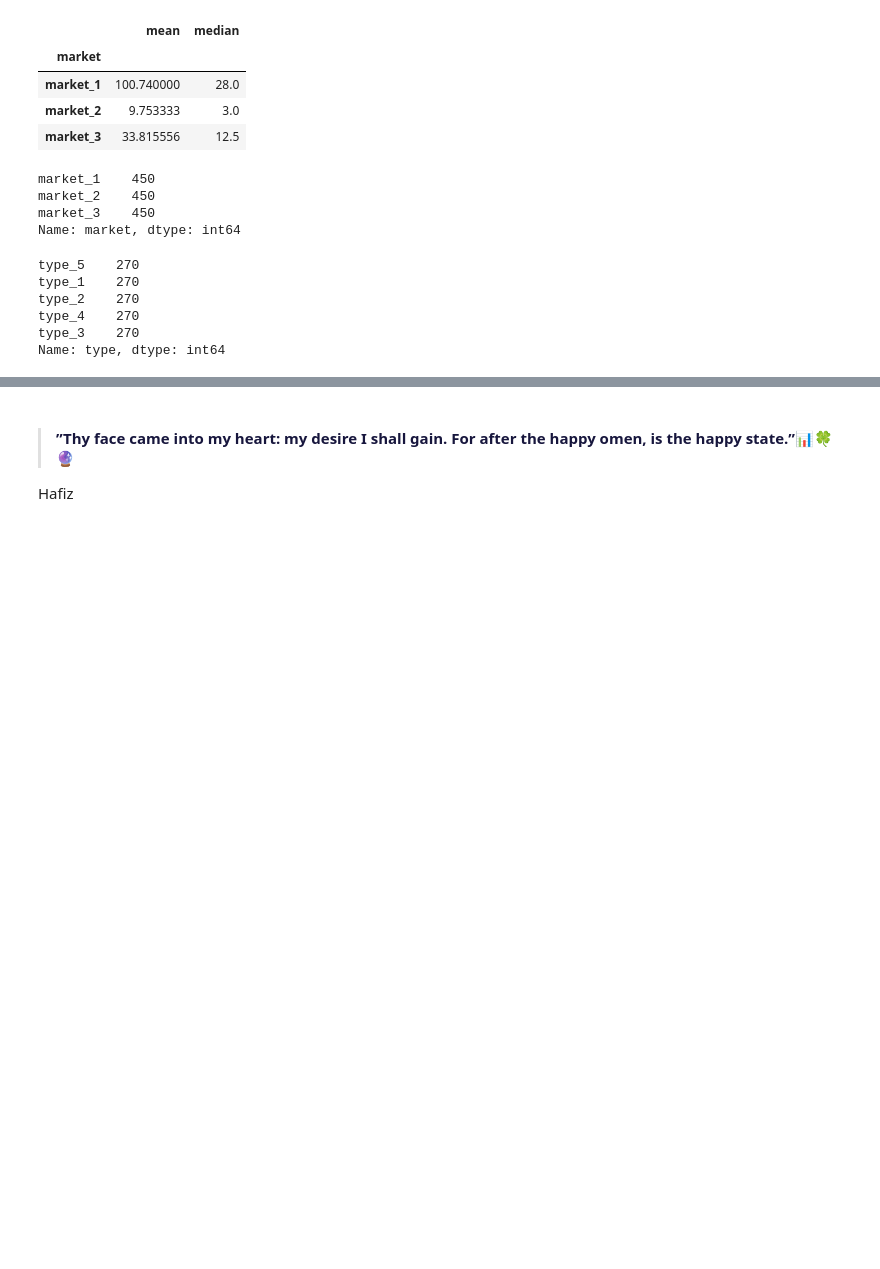
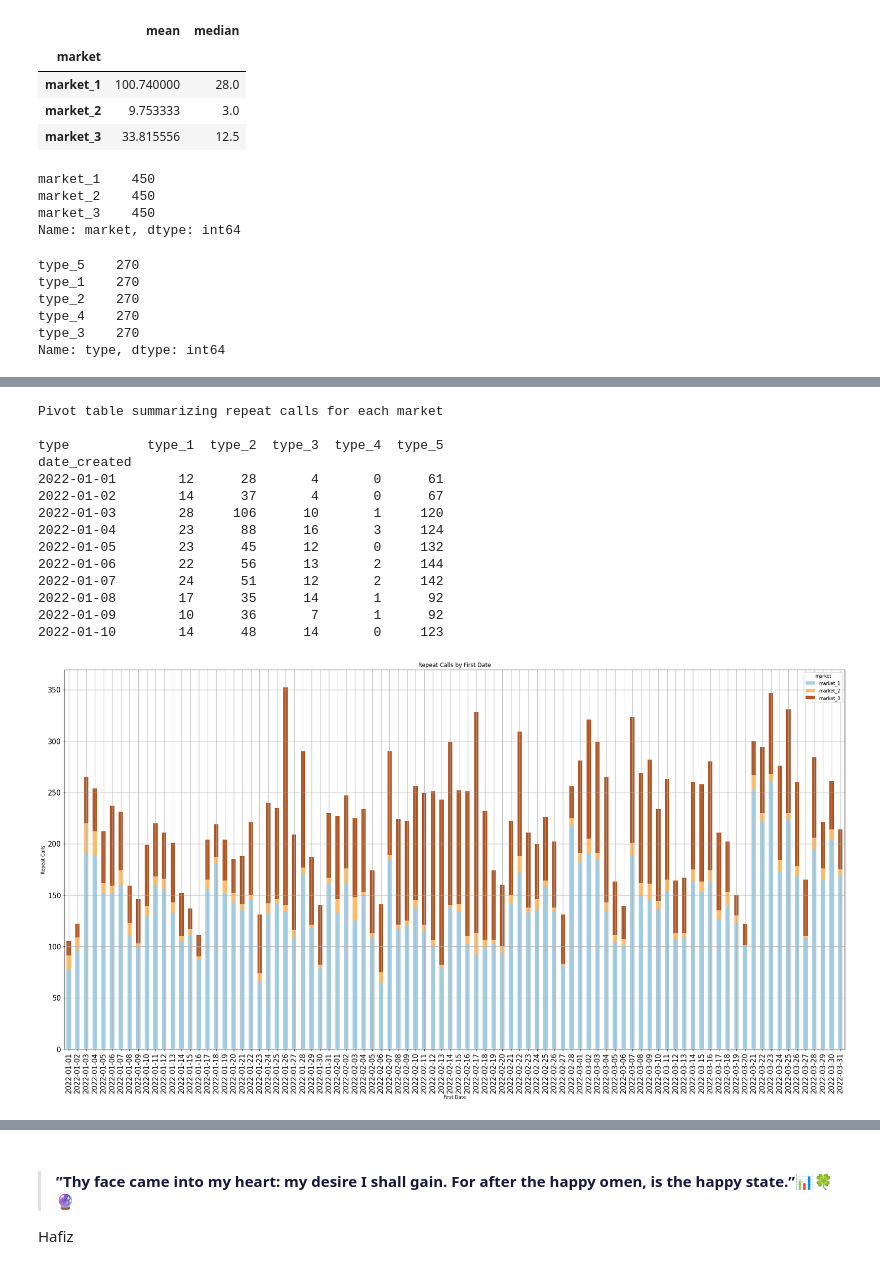
Before and after one commit to RoyPrs/How-Can-an-Internet-Provider-Business-Play-more-Intelligently, a Jupyter notebook: End to End BI Project.ipynb, the cells around one changed output, grey strips where cells are left out. Saved outputs shown, nothing was run; the diff lists cells and outputs as text; code cells hidden in the pictures; blank space fills up the shorter version.

```diff
--- a/End to End BI Project.ipynb
+++ b/End to End BI Project.ipynb
@@ -615,20 +614,18 @@ type_3    270
 Name: type, dtype: int64
 # %%
 # A chart or table measuring repeat calls by their first contact date
-# Chart |Title |Type |Dimension(s) |Metrics |
-# Chart 1 |Repeat calls by first date |Table |Day of initial call, subsequent repeat calls |Contact |
 
 # Calculate sum of repeat calls
 df['repeats'] = df['contacts_n1'] + df['contacts_n2'] + df['contacts_n3'] + df['contacts_n4'] + df['contacts_n5'] + df['contacts_n6'] + df['contacts_n7']
 
 # Create a pivot table to summarize repeat calls for each type
-table = pd.pivot_table(df, values='repeats', index=['date_created'], columns=['type'], aggfunc=np.sum)
+table10 = pd.pivot_table(df, values='repeats', index=['date_created'], columns=['type'], aggfunc=np.sum)
 print("Pivot table summarizing repeat calls for each type")
 print()
 print(table.head(10))
 
 # Plot a stacked bar plot
-table.plot(kind='bar', stacked=True, figsize=(30,15), linewidth=0, grid=True, fontsize=15, colormap='Paired')
+table10.plot(kind='bar', stacked=True, figsize=(30,15), linewidth=0, grid=True, fontsize=15, colormap='Paired')
 plt.xlabel('First Date')
 plt.ylabel('Repeat Calls')
 plt.title('Repeat Calls by First Date')
@@ -649,5 +646,36 @@ date_created
 2022-01-09        10      36       7       1      92
 2022-01-10        14      48      14       0     123
 [figure]
+# %%
+# A chart or table measuring repeat calls by their first contact date
+
+# Create a pivot table to summarize repeat calls for each market
+table11 = pd.pivot_table(df, values='repeats', index=['date_created'], columns=['market'], aggfunc=np.sum)
+print("Pivot table summarizing repeat calls for each market")
+print()
+print(table.head(10))
+
+# Plot a stacked bar plot
+table11.plot(kind='bar', stacked=True, figsize=(30,15), linewidth=0, grid=True, fontsize=15, colormap='Paired')
+plt.xlabel('First Date')
+plt.ylabel('Repeat Calls')
+plt.title('Repeat Calls by First Date')
+plt.show()
+# %% [output]
+Pivot table summarizing repeat calls for each market
+
+type          type_1  type_2  type_3  type_4  type_5
+date_created
+2022-01-01        12      28       4       0      61
+2022-01-02        14      37       4       0      67
+2022-01-03        28     106      10       1     120
+2022-01-04        23      88      16       3     124
+2022-01-05        23      45      12       0     132
+2022-01-06        22      56      13       2     144
+2022-01-07        24      51      12       2     142
+2022-01-08        17      35      14       1      92
+2022-01-09        10      36       7       1      92
+2022-01-10        14      48      14       0     123
+[figure, added]
 # %%
 # Chart illustrating the market and problem type of first repeat calls
```
Also changed, not shown: parts of 8 cells of this notebook.
